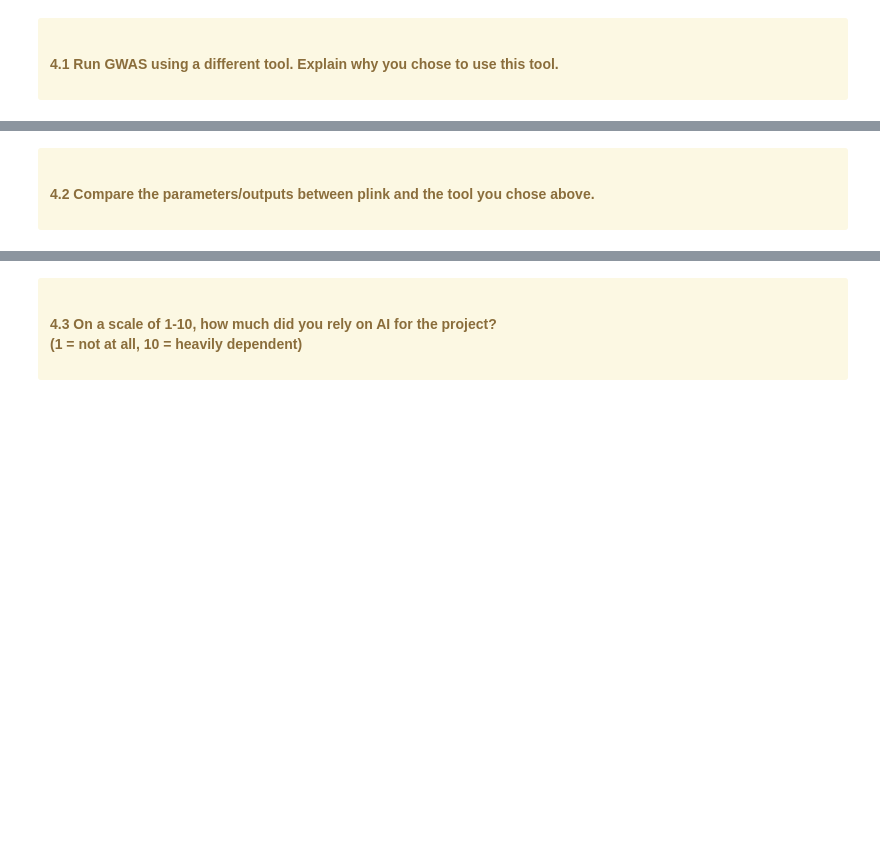
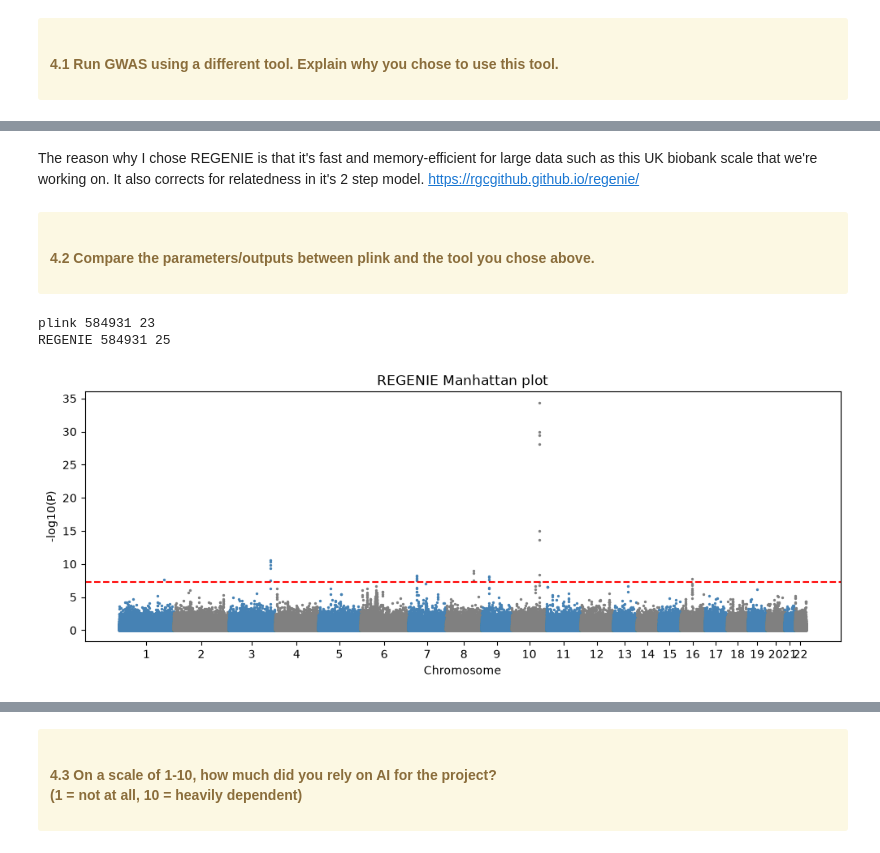
Before and after one commit to ishitasukul-tech/BIOL-6150-Project-6, a Jupyter notebook: Project6-GWAS.ipynb, the cells around one changed output, grey strips where cells are left out. Cells and saved outputs as stored; diff of their text form; code cells hidden in the pictures; blank space fills up the shorter version.

```diff
--- a/Project6-GWAS.ipynb
+++ b/Project6-GWAS.ipynb
@@ -662,8 +754,50 @@ We do see an early upward deflection in our Q-Q plot, which can indicate confoun
 # %%
 #Write your answer here
+# %% [markdown]
+The reason why I chose REGENIE is that it's fast and memory-efficient for large data such as this UK biobank scale that we're working on. It also corrects for relatedness in it's 2 step model. https://rgcgithub.github.io/regenie/
 # %% [markdown]
 <div class="alert alert-block alert-warning">
     <h4>4.2 Compare the parameters/outputs between plink and the tool you chose above.</h4>
 </div>
 # %%
 #Write your answer here
+# %%
+import pandas as pd
+import numpy as np
+import matplotlib.pyplot as plt
+from glob import glob
+
+REGENIE_FILE = "/storage/ice1/1/9/rshahrivar3/gwas/genotypes_100k/step2_T2D.regenie"
+PLINK_DIR    = "gwas_results"
+# %%
+rg = pd.read_csv(REGENIE_FILE, sep=" ")
+rg["P"] = 10 ** -rg["LOG10P"]
+
+pl = pd.concat([pd.read_csv(f, sep="\t") for f in glob(f"{PLINK_DIR}/c*.T2D.glm.logistic.hybrid")])
+pl = pl[pl["TEST"] == "ADD"].dropna(subset=["P"])
+
+# number of significant snps for each tool
+print("plink", len(pl), (pl.P < 5e-8).sum())
+print("REGENIE", len(rg), (rg.P < 5e-8).sum())
+# %% [output]
+plink 584931 23
+REGENIE 584931 25
+# %%
+df = rg.sort_values(["CHROM", "GENPOS"]).reset_index(drop=True)
+df["logp"] = -np.log10(df["P"])
+
+plt.figure(figsize=(12, 4))
+ticks = []
+for c in range(1, 23):
+    chr_df = df[df["CHROM"] == c]
+    plt.scatter(chr_df.index, chr_df["logp"], s=2,
+                color="steelblue" if c % 2 else "gray")
+    ticks.append((chr_df.index[0] + chr_df.index[-1]) / 2)
+
+plt.axhline(-np.log10(5e-8), color="red", ls="--")
+plt.xticks(ticks, range(1, 23))
+plt.xlabel("Chromosome"); plt.ylabel("-log10(P)")
+plt.title("REGENIE Manhattan plot")
+plt.show()
+# %% [output]
+[figure, added]
```
Also changed, not shown: parts of 9 cells of this notebook.
